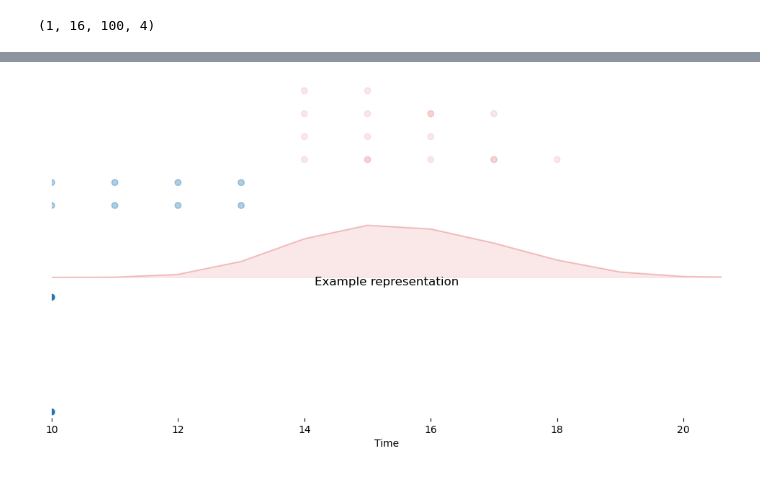
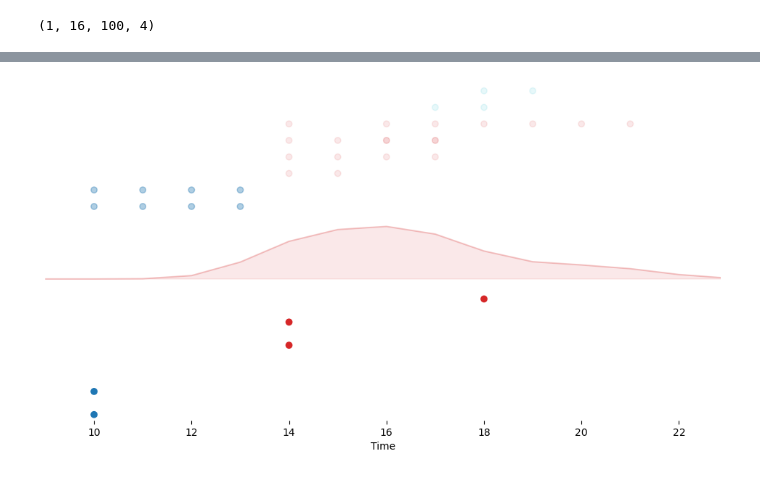
Before and after one commit to CosmicSurgery/thesis_notebooks, a Jupyter notebook: 2023.06.21 - Spiking Neural Network Circuits/2023.07.21 - SM shape linear regression Generalization.ipynb, the cells around one changed output, grey strips where cells are left out. Cells and saved outputs as stored; diff of their text form; code cells hidden in the pictures.

Commit message:
generating sample figures for an abstract for NeNa

```diff
--- a/2023.06.21 - Spiking Neural Network Circuits/2023.07.21 - SM shape linear regression Generalization.ipynb
+++ b/2023.06.21 - Spiking Neural Network Circuits/2023.07.21 - SM shape linear regression Generalization.ipynb
@@ -160,7 +157,7 @@ plt.show()
 %matplotlib inline
 fig,ax = plt.subplot_mosaic('A;A;B;C;C',figsize=(12,6))
 
-trial = 0
+trial = 1
 
 
 for events in all_events:
@@ -173,33 +170,33 @@ ax['B'].fill_between(x,y ,color='#d62728',alpha=0.1)
 ax['B'].plot(x,y ,color='#d62728',alpha=0.2)
 
 ax['C'].scatter(*np.where(all_events[-1,example,...]),c=colors[np.where(all_events[-1,example,...])[1]],alpha=1)
 
 ax['A'].set_yticklabels([])
 ax['B'].set_yticklabels([])
 ax['C'].set_yticklabels([])
 
 ax['A'].set_yticks([])
 ax['B'].set_yticks([])
 
 ax['C'].set_yticks([])
 
 ax['A'].set_xticks([])
 ax['B'].set_xticks([])
 
 
 
 # ax['A'].set_xticklabels()
 ax['B'].set_xticklabels([])
 # ax['C'].set_xticklabels([])
 ax['C'].set_xlabel('Time')
-ax['C'].set_title('Example representation')
+# ax['C'].set_title('Example representation')
 
-[ax[k].set_xlim(start_time,np.max(temporal_depth+inp_event_max)) for k in ax]
+[ax[k].set_xlim(start_time-1,np.max(temporal_depth+inp_event_max)+1) for k in ax]
 spines = ["top","right","left","bottom"]
 for s in spines:
     [ax[k].spines[s].set_visible(False) for k in ax]
 
 
 plt.show()
 # %% [output]
-[figure, old version]
+[figure, new version]
```
Also changed, not shown: parts of 2 cells of this notebook, 1 other file.
